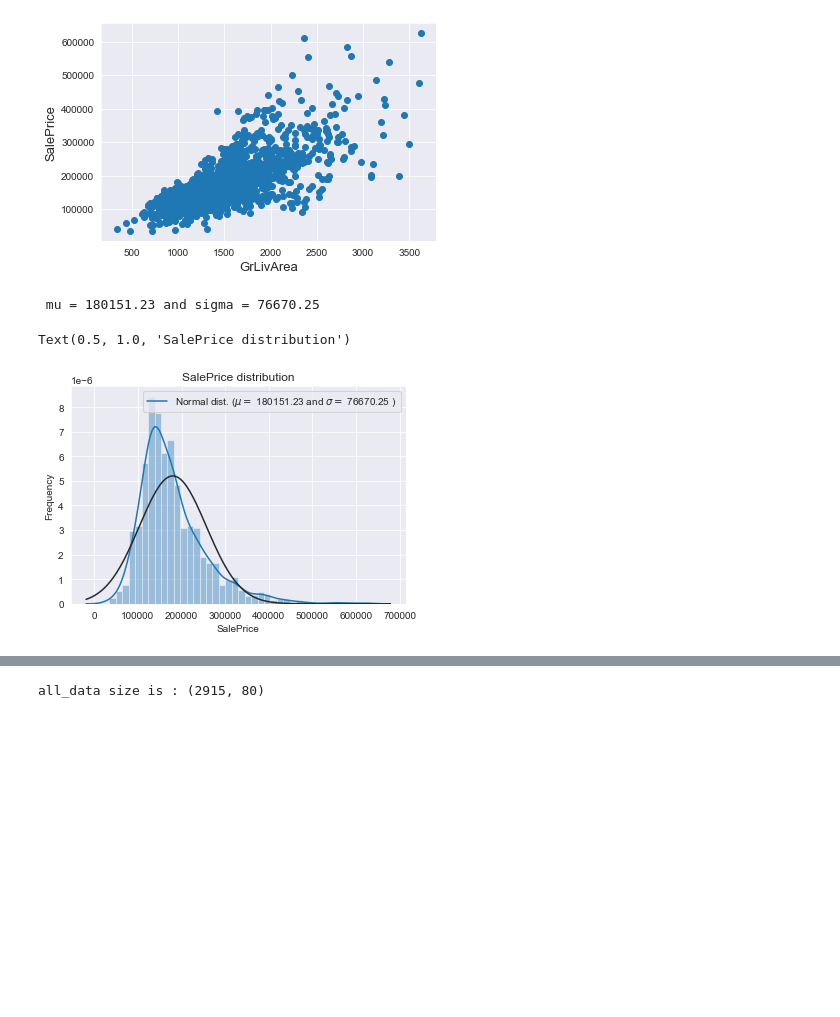
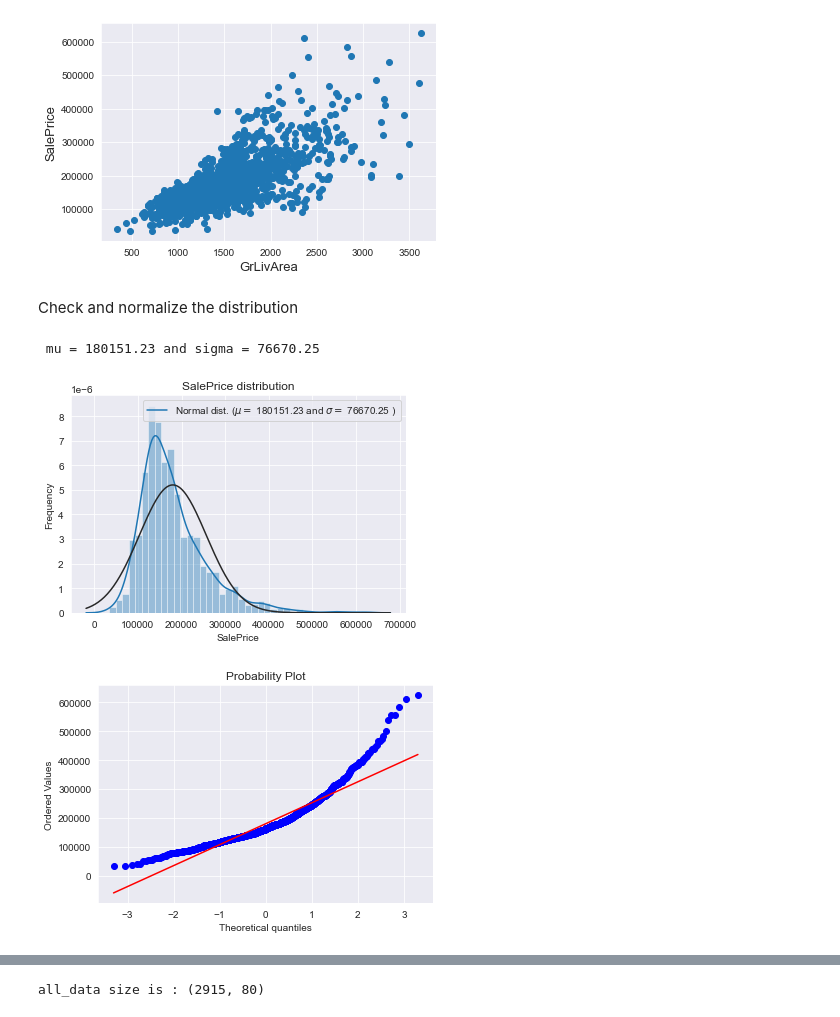
Before and after one commit to Alex-ardashev/Machine-learning-and-Kaggle, a Jupyter notebook: Catboost on Housing Price prediction.ipynb, the cells around one changed output, grey strips where cells are left out. Saved outputs shown, nothing was run; the diff lists cells and outputs as text; code cells hidden in the pictures; blank space fills up the shorter version.

```diff
--- a/Catboost on Housing Price prediction.ipynb
+++ b/Catboost on Housing Price prediction.ipynb
@@ -44,20 +51,27 @@ plt.show()
 # %% [output]
 [figure]
 [figure]
+# %% [markdown]
+Check and normalize the distribution
 # %%
 #SalePrice exploration
 sns.distplot(train['SalePrice'] , fit=norm);
 
 # Get the fitted parameters used by the function
 (mu, sigma) = norm.fit(train['SalePrice'])
 print( '\n mu = {:.2f} and sigma = {:.2f}\n'.format(mu, sigma))
 
 #Now plot the distribution
 plt.legend(['Normal dist. ($\mu=$ {:.2f} and $\sigma=$ {:.2f} )'.format(mu, sigma)],
             loc='best')
 plt.ylabel('Frequency')
 plt.title('SalePrice distribution')
+
+#Get also the QQ-plot
+fig = plt.figure()
+res = stats.probplot(train['SalePrice'], plot=plt)
+plt.show()
 # %% [output]
  mu = 180151.23 and sigma = 76670.25
-Text(0.5, 1.0, 'SalePrice distribution')
 [figure]
+[figure, added]
```
Also changed, not shown: parts of 24 cells of this notebook, 10 other files.
